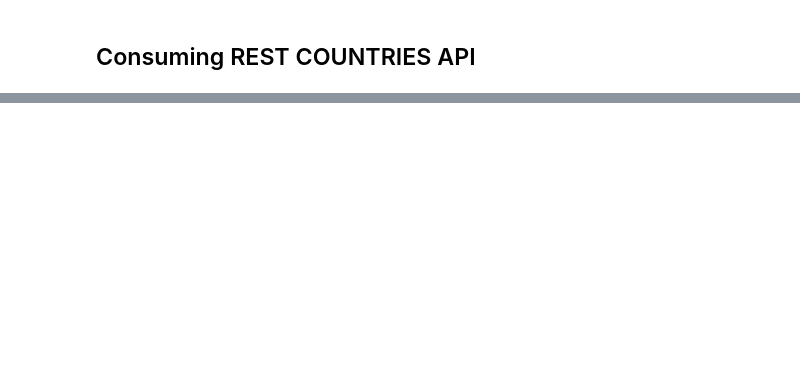
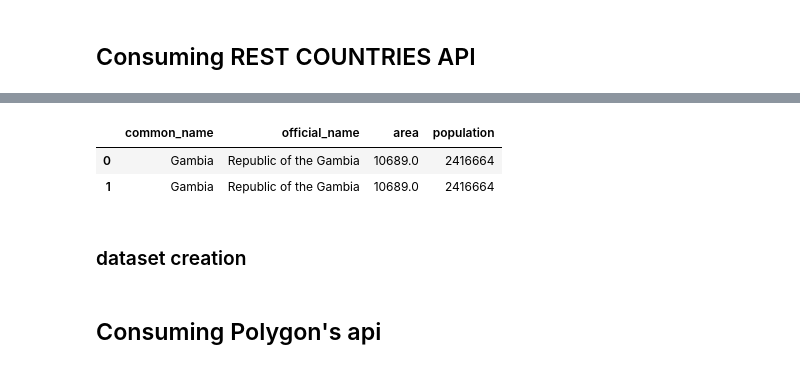
Before and after one commit to subratamondal1/MACHINE-LEARNING, a Jupyter notebook: rest-api.ipynb, the cells around one changed output, grey strips where cells are left out. Saved outputs shown, nothing was run; the diff lists cells and outputs as text; code cells hidden in the pictures; blank space fills up the shorter version.

```diff
--- a/rest-api.ipynb
+++ b/rest-api.ipynb
@@ -203,0 +159,5 @@ postalCode
+# %%
+url = "https://restcountries.com/v3.1/all"
+json_data = json.loads(requests.get(url).text)
+print(len(json_data))
+json_data[0]
@@ -203,0 +233,15 @@ postalCode
+# %%
+temp_df = pd.DataFrame({
+        "common_name":json_data[0]["name"]["common"],
+        "official_name":json_data[0]["name"]["official"],
+        "area":json_data[0]["area"],
+        "population":json_data[0]["population"]
+    },index=[0])
+
+temp_df.append(temp_df, ignore_index=True)
+# %% [output]
+|  | common_name | official_name | area | population |
+| 0 | Gambia | Republic of the Gambia | 10689.0 | 2416664 |
+| 1 | Gambia | Republic of the Gambia | 10689.0 | 2416664 |
+# %% [markdown]
+### dataset creation
@@ -203,0 +261,2 @@ postalCode
+# %% [markdown]
+## Consuming Polygon's api
```
Also changed, not shown: parts of 27 cells of this notebook.
